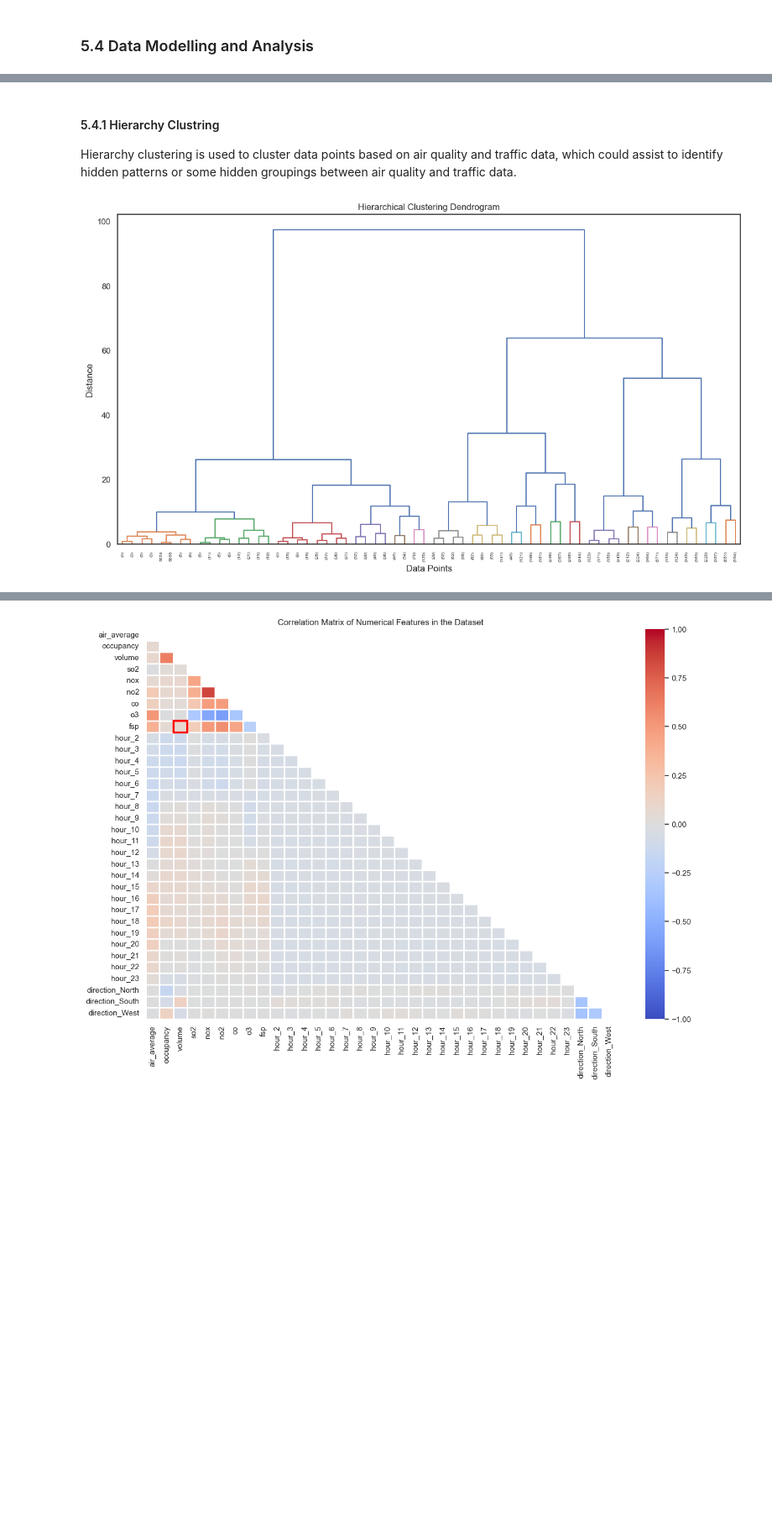
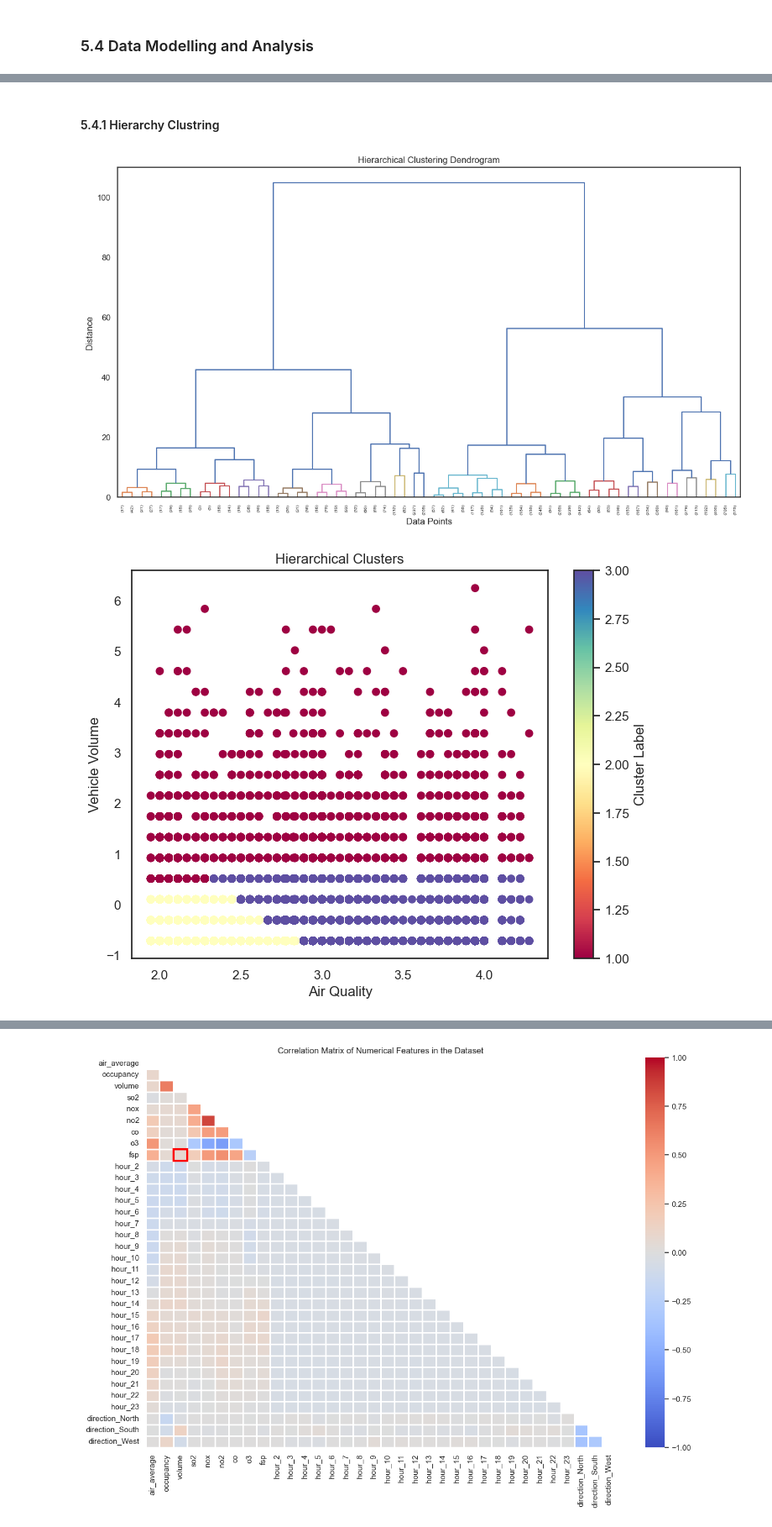
Before and after one commit to linxianying/G12_GuidedProject, a Jupyter notebook: traffic_air_sg.ipynb, the cells around one changed output, grey strips where cells are left out. Shown at 84% size. Drawn from its saved outputs; the diff is of its cells as text; code cells hidden in the pictures; blank space fills up the shorter version.

```diff
--- a/traffic_air_sg.ipynb
+++ b/traffic_air_sg.ipynb
@@ -1833,24 +2144,44 @@ print(features)
-# %% [markdown]
-#### 5.4.1 Hierarchy Clustring
-<p>Hierarchy clustering is used to cluster data points based on air quality and traffic data, which could assist to identify hidden patterns or some hidden groupings between air quality and traffic data. </p>
+# %% [markdown]
+#### 5.4.1 Hierarchy Clustring
 # %%
 import matplotlib.pyplot as plt
 from scipy.cluster.hierarchy import dendrogram, linkage, fcluster
 
 # Select relevant data columns for clustering
 features = data_encoded[['volume', 'air_average']]
 
 # Create a new linkage matrix with a different variable name
 linkage_matrix = linkage(features, method='ward')
 
 # Plot dendrogram to visualize the hierarchical structure
 plt.figure(figsize=(15, 8))
 
 # p limits the depth and truncate model limits the displayed cluster number
 dendrogram(linkage_matrix, truncate_mode='level', color_threshold=7.8, p=5)
 plt.title('Hierarchical Clustering Dendrogram')
 plt.xlabel('Data Points')
 plt.ylabel('Distance')
 plt.show()
+
+# Choose the number of clusters for subclustering (in this case, 3)
+num_clusters = 3
+
+# Assign labels to the cluster based on the number of clusters chosen
+cluster_labels = fcluster(linkage_matrix, t=num_clusters, criterion='maxclust')
+
+# Assign the cluster labels to the DataFrame
+data_encoded['Hierarchical_Labels'] = cluster_labels
+
+# Scatter plot for the clusters (visualizing 'volume' and 'occupancy')
+plt.figure(figsize=(8, 6))
+plt.scatter(data_encoded['air_average'],
+            data_encoded['volume'],
+            c=data_encoded['Hierarchical_Labels'], cmap='Spectral')
+plt.title('Hierarchical Clusters')
+plt.xlabel('Air Quality')
+plt.ylabel('Vehicle Volume')
+plt.colorbar(label='Cluster Label')
+plt.show()
 # %% [output]
-[figure, old version]
+[figure, new version]
+[figure, added]
```
Also changed, not shown: parts of 72 cells of this notebook.
